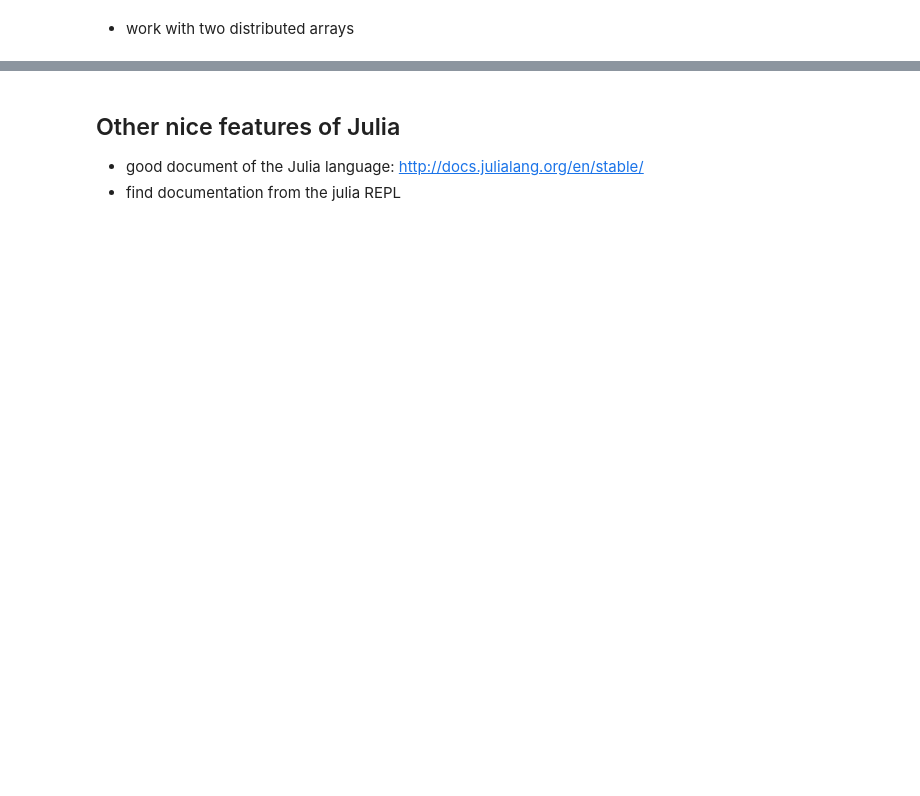
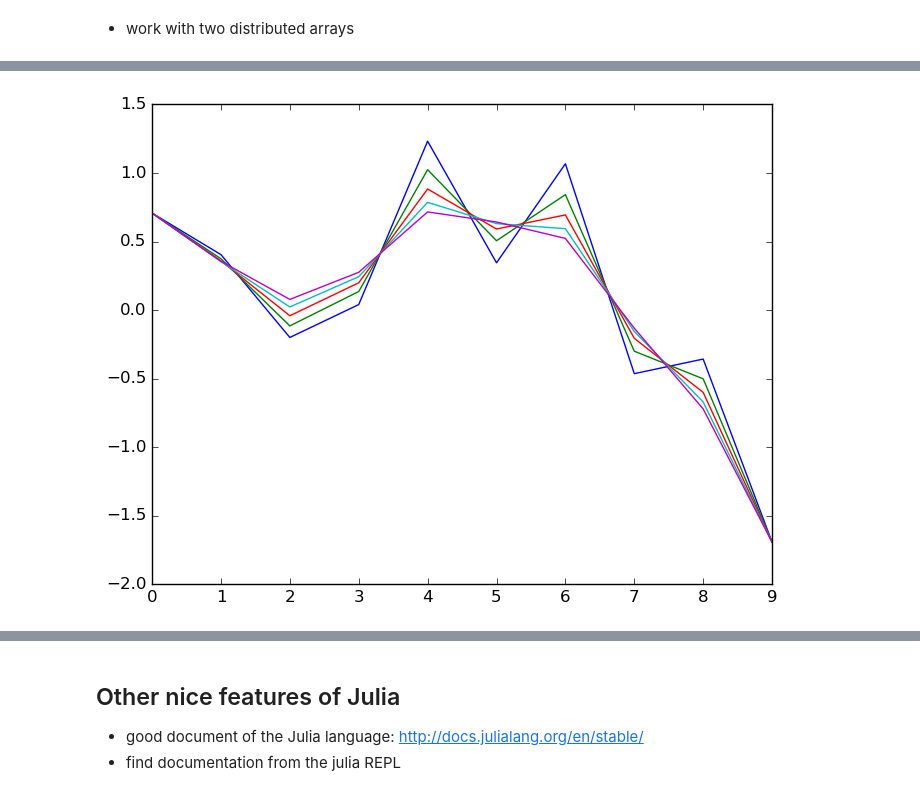
Before and after one commit to Alexander-Barth/JuliaTutorial, a Jupyter notebook: Julia, a fresh approach to technical computing.ipynb, the cells around one changed output, grey strips where cells are left out. Saved outputs shown, nothing was run; the diff lists cells and outputs as text; code cells hidden in the pictures; blank space fills up the shorter version.

```diff
--- a/Julia, a fresh approach to technical computing.ipynb
+++ b/Julia, a fresh approach to technical computing.ipynb
@@ -557,0 +522,16 @@ awk  " BEGIN { print \"Run time (hours): \",($bt1 - $bt0)/3600 } "
+# %%
+function smoothing(y::DArray)
+    return DArray(size(y),procs(y)) do I
+        tmp = zeros(length(I[1]));
+        for i = I[1]
+            if i > 1 && i < length(y)
+                tmp[i - first(I[1]) + 1] = 0.1 * y[i-1] + 0.8 * y[i] + 0.1 * y[i+1]
+            else
+                tmp[i - first(I[1]) + 1] = y[i]
+            end
+        end
+        return tmp
+    end
+end
+
+x = drandn(10)
@@ -557,0 +551,8 @@ awk  " BEGIN { print \"Run time (hours): \",($bt1 - $bt0)/3600 } "
+# %%
+plot(x);
+xs = smoothing(x); plot(xs);
+xs = smoothing(xs); plot(xs);
+xs = smoothing(xs); plot(xs);
+xs = smoothing(xs); plot(xs);
+# %% [output]
+[figure, added]
```
Also changed, not shown: parts of 15 cells of this notebook.
